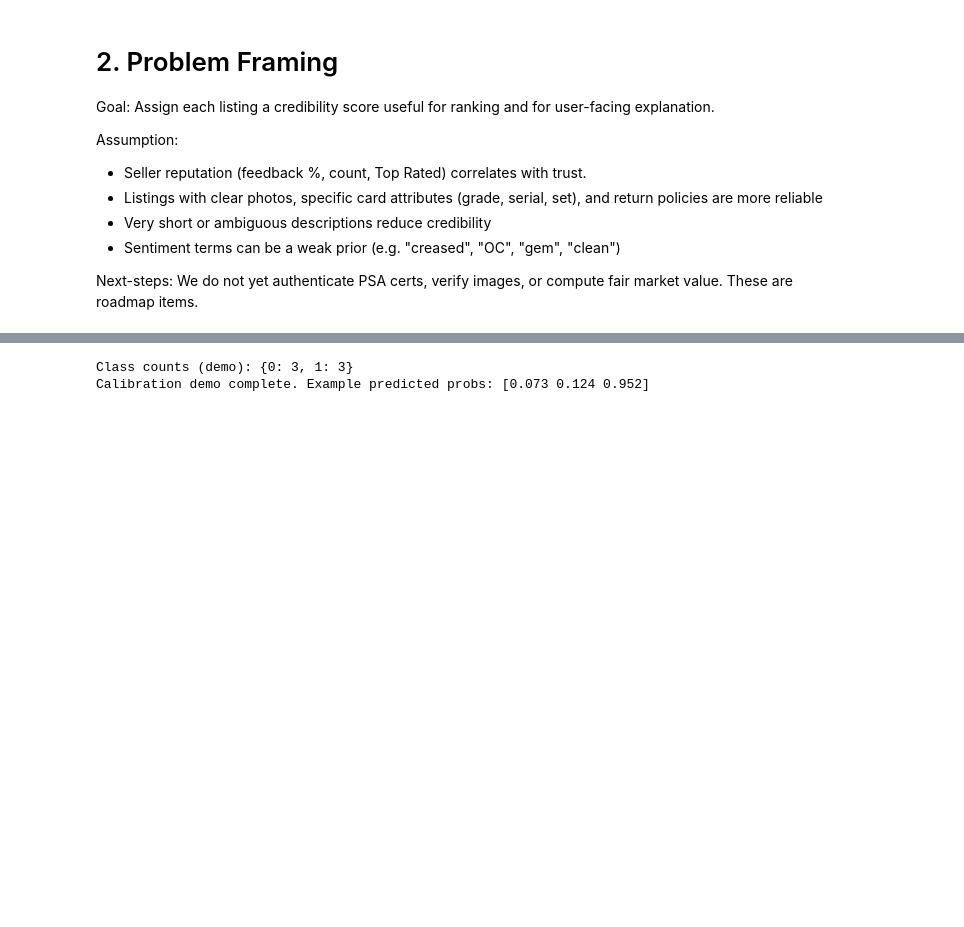
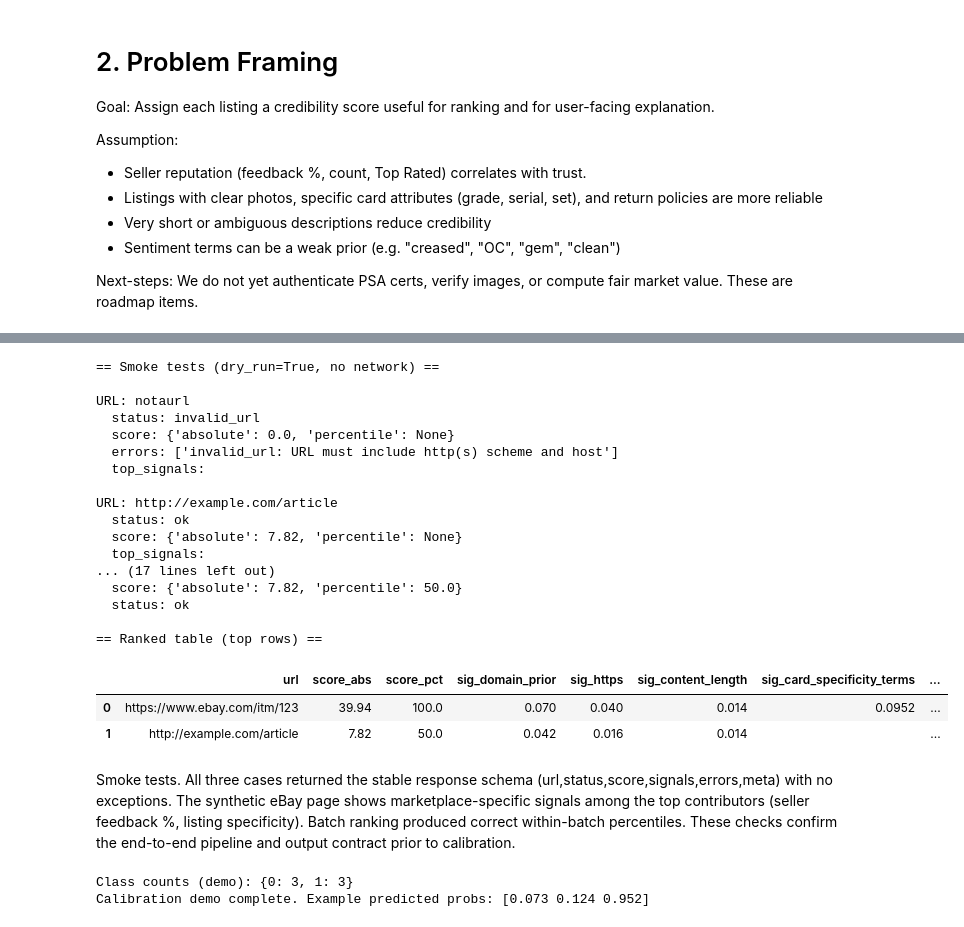
Before and after one commit to k-ferry/cs676-fall-2025, a Jupyter notebook: project-1/deliverable1/deliverable1v2.ipynb, the cells around one changed output, grey strips where cells are left out. Drawn from its saved outputs; the diff is of its cells as text; code cells hidden in the pictures; blank space fills up the shorter version.

Commit message:
Annotated through cell 7 including smoke test results

```diff
--- a/project-1/deliverable1/deliverable1v2.ipynb
+++ b/project-1/deliverable1/deliverable1v2.ipynb
@@ -624,3 +668,80 @@ http://example.com/article {'absolute': 7.82, 'percentile': 50.0}
+# %%
+# Cell 7 — Smoke Tests & Demo
+# ---------------------------
+# Purpose:
+#   Quick, shallow checks that the system runs end-to-end and returns plausible,
+#   well-formed JSON — without relying on the network (dry_run=True).
+
+# Minimal test corpus:
+tests = [
+    "notaurl",                          # invalid URL → should return status="invalid_url"
+    "http://example.com/article",       # generic (non-eBay) page → generic signals only
+    "https://www.ebay.com/itm/123",     # eBay listing → adds eBay-specific signals
+]
+
+def top_signals(sig_list, k=5):
+    """Return top-k signals by contribution (value*weight), descending."""
+    return sorted(
+        sig_list,
+        key=lambda s: s["value"] * s["weight"],
+        reverse=True
+    )[:k]
+
+print("== Smoke tests (dry_run=True, no network) ==")
+for u in tests:
+    out = score_url(u, dry_run=True)
+    # Contract sanity: should always have these keys
+    assert {"url","status","score","signals","errors","meta"} <= set(out), "Response schema mismatch"
+    print(f"\nURL: {u}")
+    print("  status:", out["status"])
+    print("  score:", out["score"])  # {"absolute": .., "percentile": None}
+    if out["errors"]:
+        print("  errors:", out["errors"])
+    # Show top-3 contributing signals to keep output compact
+    ts = top_signals(out["signals"], k=3)
+    print("  top_signals:")
+    for s in ts:
+        print(f"    - {s['name']}: value={s['value']:.2f}, weight={s['weight']:.2f}, contrib={(s['value']*s['weight']):.3f}")
+
+print("\n== Batch ranking demo (dry_run) ==")
+ranked = rank_listings([tests[1], tests[2]], dry_run=True)
+for row in ranked:
+    print(f"URL: {row['url']}")
+    print("  score:", row["score"])  # now includes a percentile within this small batch
+    print("  status:", row["status"])
+
+# Optional: compact table if pandas is available
+if pd is not None:
+    print("\n== Ranked table (top rows) ==")
+    df = to_dataframe(ranked)
+    display(df.head(10)[[
+        "url","score_abs","score_pct",
+        # a few signal columns (add/remove as you like)
+        "sig_domain_prior","sig_https","sig_content_length","sig_card_specificity_terms","sig_seller_feedback_pct"
+    ]].fillna(""))
+# %% [output]
+== Smoke tests (dry_run=True, no network) ==
+
+URL: notaurl
+  status: invalid_url
+  score: {'absolute': 0.0, 'percentile': None}
+  errors: ['invalid_url: URL must include http(s) scheme and host']
+  top_signals:
+
+URL: http://example.com/article
+  status: ok
+  score: {'absolute': 7.82, 'percentile': None}
+  top_signals:
+... (17 lines left out)
+  score: {'absolute': 7.82, 'percentile': 50.0}
+  status: ok
+
+== Ranked table (top rows) ==
+|  | url | score_abs | score_pct | sig_domain_prior | sig_https | sig_content_length | sig_card_specificity_terms | ... |
+| 0 | https://www.ebay.com/itm/123 | 39.94 | 100.0 | 0.070 | 0.040 | 0.014 | 0.0952 | ... |
+| 1 | http://example.com/article | 7.82 | 50.0 | 0.042 | 0.016 | 0.014 |  | ... |
+# %% [markdown]
+Smoke tests. All three cases returned the stable response schema (url,status,score,signals,errors,meta) with no exceptions. The synthetic eBay page shows marketplace-specific signals among the top contributors (seller feedback %, listing specificity). Batch ranking produced correct within-batch percentiles. These checks confirm the end-to-end pipeline and output contract prior to calibration.
 # %%
 # Cell 8 -
 
```
Also changed, not shown: parts of 8 cells of this notebook.
